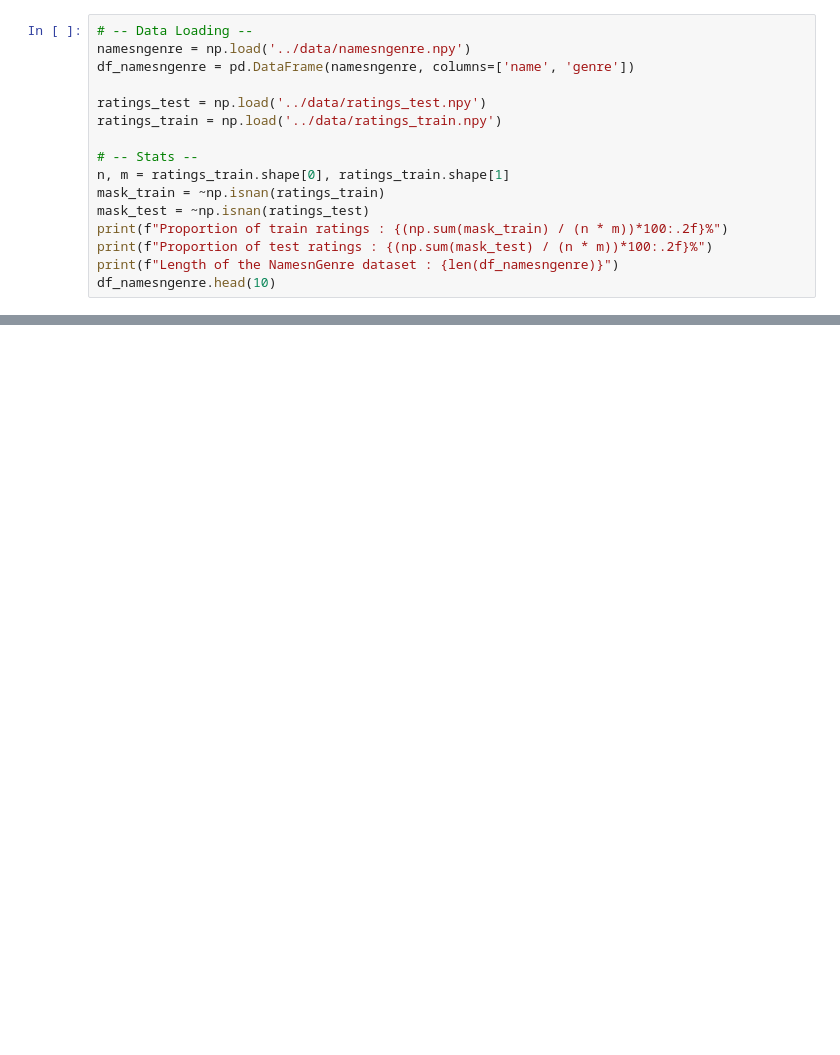
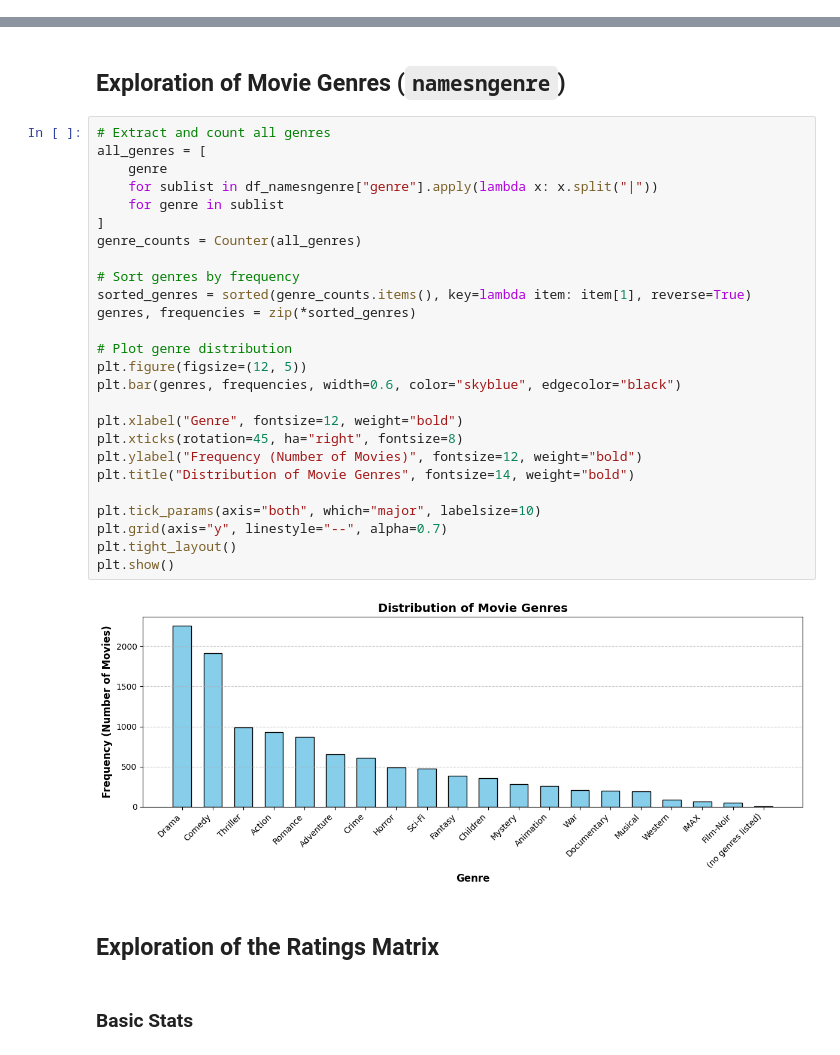
Before and after one commit to jules-roques/Movies-Recommendation, a Jupyter notebook: notebooks/exploration.ipynb, the cells around one changed output, grey strips where cells are left out. Drawn from its saved outputs; the diff is of its cells as text; blank space fills up the shorter version.

Commit message:
Cleaned exploration notebook

```diff
--- a/notebooks/exploration.ipynb
+++ b/notebooks/exploration.ipynb
@@ -21,16 +0,0 @@ $$
-# %%
-# -- Data Loading --
-namesngenre = np.load('../data/namesngenre.npy')
-df_namesngenre = pd.DataFrame(namesngenre, columns=['name', 'genre'])
-
-ratings_test = np.load('../data/ratings_test.npy')
-ratings_train = np.load('../data/ratings_train.npy')
-
-# -- Stats --
-n, m = ratings_train.shape[0], ratings_train.shape[1]
-mask_train = ~np.isnan(ratings_train)
-mask_test = ~np.isnan(ratings_test)
-print(f"Proportion of train ratings : {(np.sum(mask_train) / (n * m))*100:.2f}%")
-print(f"Proportion of test ratings : {(np.sum(mask_test) / (n * m))*100:.2f}%")
-print(f"Length of the NamesnGenre dataset : {len(df_namesngenre)}")
-df_namesngenre.head(10)
@@ -305,0 +93,34 @@ plt.show()
+# %% [markdown]
+## Exploration of Movie Genres (`namesngenre`)
+# %%
+# Extract and count all genres
+all_genres = [
+    genre
+    for sublist in df_namesngenre["genre"].apply(lambda x: x.split("|"))
+    for genre in sublist
+]
+genre_counts = Counter(all_genres)
+
+# Sort genres by frequency
+sorted_genres = sorted(genre_counts.items(), key=lambda item: item[1], reverse=True)
+genres, frequencies = zip(*sorted_genres)
+
+# Plot genre distribution
+plt.figure(figsize=(12, 5))
+plt.bar(genres, frequencies, width=0.6, color="skyblue", edgecolor="black")
+
+plt.xlabel("Genre", fontsize=12, weight="bold")
+plt.xticks(rotation=45, ha="right", fontsize=8)
+plt.ylabel("Frequency (Number of Movies)", fontsize=12, weight="bold")
+plt.title("Distribution of Movie Genres", fontsize=14, weight="bold")
+
+plt.tick_params(axis="both", which="major", labelsize=10)
+plt.grid(axis="y", linestyle="--", alpha=0.7)
+plt.tight_layout()
+plt.show()
+# %% [output]
+[figure, added]
+# %% [markdown]
+## Exploration of the Ratings Matrix
+# %% [markdown]
+### Basic Stats
```
Also changed, not shown: parts of 47 cells of this notebook.
